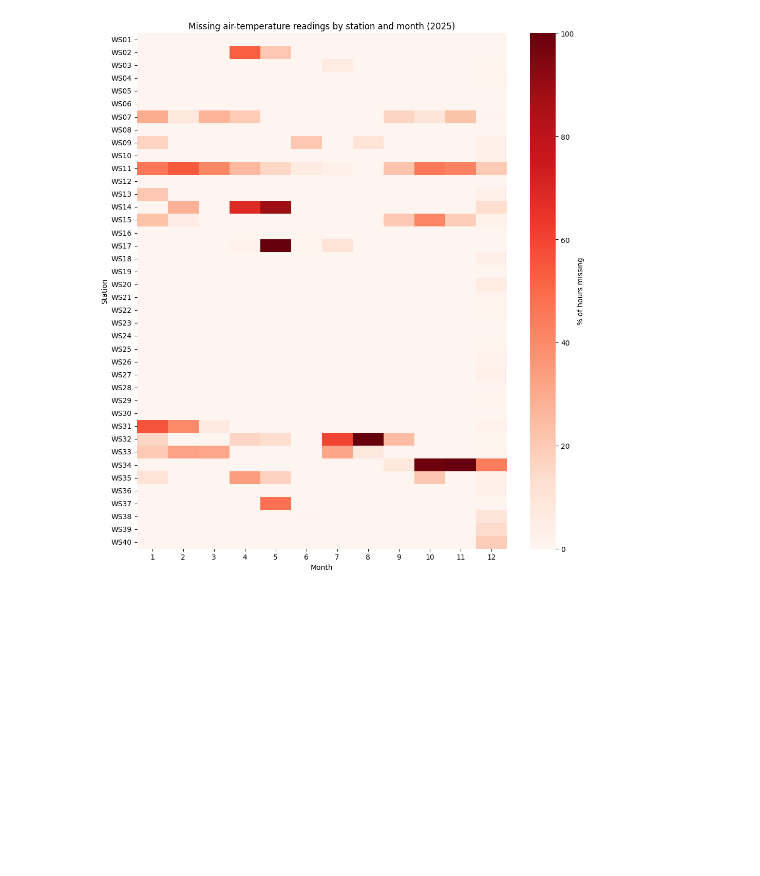
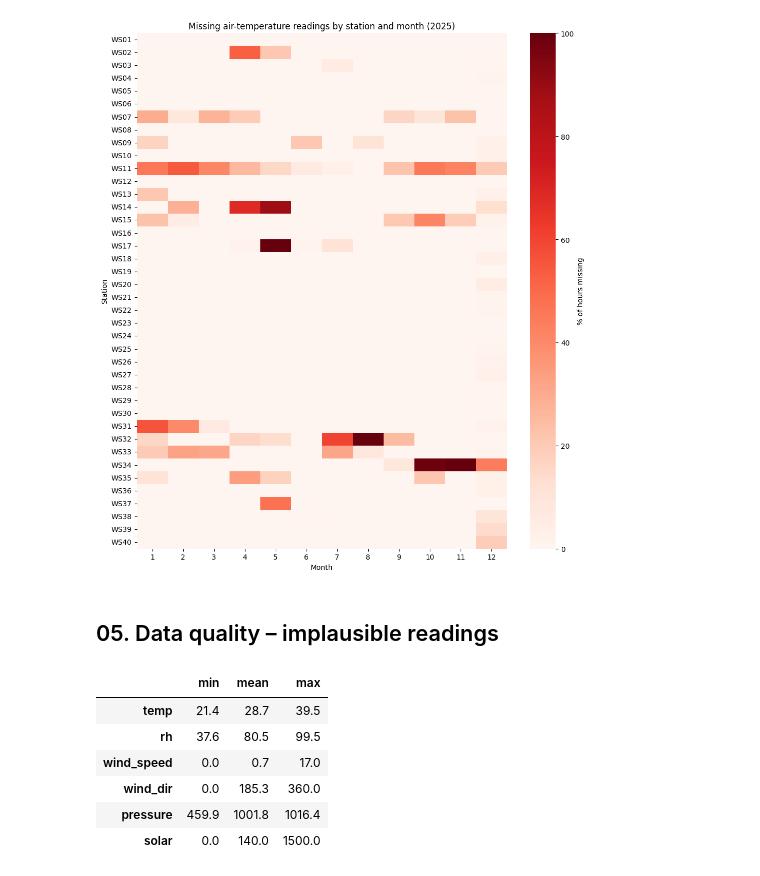
Before and after one commit to fabianhuang54/BPS5231-Spatial-Intelligence-for-Urban-Greening, a Jupyter notebook: notebooks/01_weather_eda.ipynb, the cells around one changed output. Cells and saved outputs as stored; diff of their text form; code cells hidden in the pictures; blank space fills up the shorter version.

Commit message:
Add plausibility checks and flag-based cleaning with quality log
Co-Authored-By: Claude Sonnet 5.5 <noreply@anthropic.com>

```diff
--- a/notebooks/01_weather_eda.ipynb
+++ b/notebooks/01_weather_eda.ipynb
@@ -158,3 +158,15 @@ plt.tight_layout()
 plt.show()
 # %% [output]
 [figure]
+# %% [markdown]
+## 05. Data quality – implausible readings
+# %%
+df[key].describe().T[["min", "mean", "max"]].round(1)
+# %% [output]
+|  | min | mean | max |
+| temp | 21.4 | 28.7 | 39.5 |
+| rh | 37.6 | 80.5 | 99.5 |
+| wind_speed | 0.0 | 0.7 | 17.0 |
+| wind_dir | 0.0 | 185.3 | 360.0 |
+| pressure | 459.9 | 1001.8 | 1016.4 |
+| solar | 0.0 | 140.0 | 1500.0 |
```
Also changed, not shown: parts of 4 cells of this notebook.
